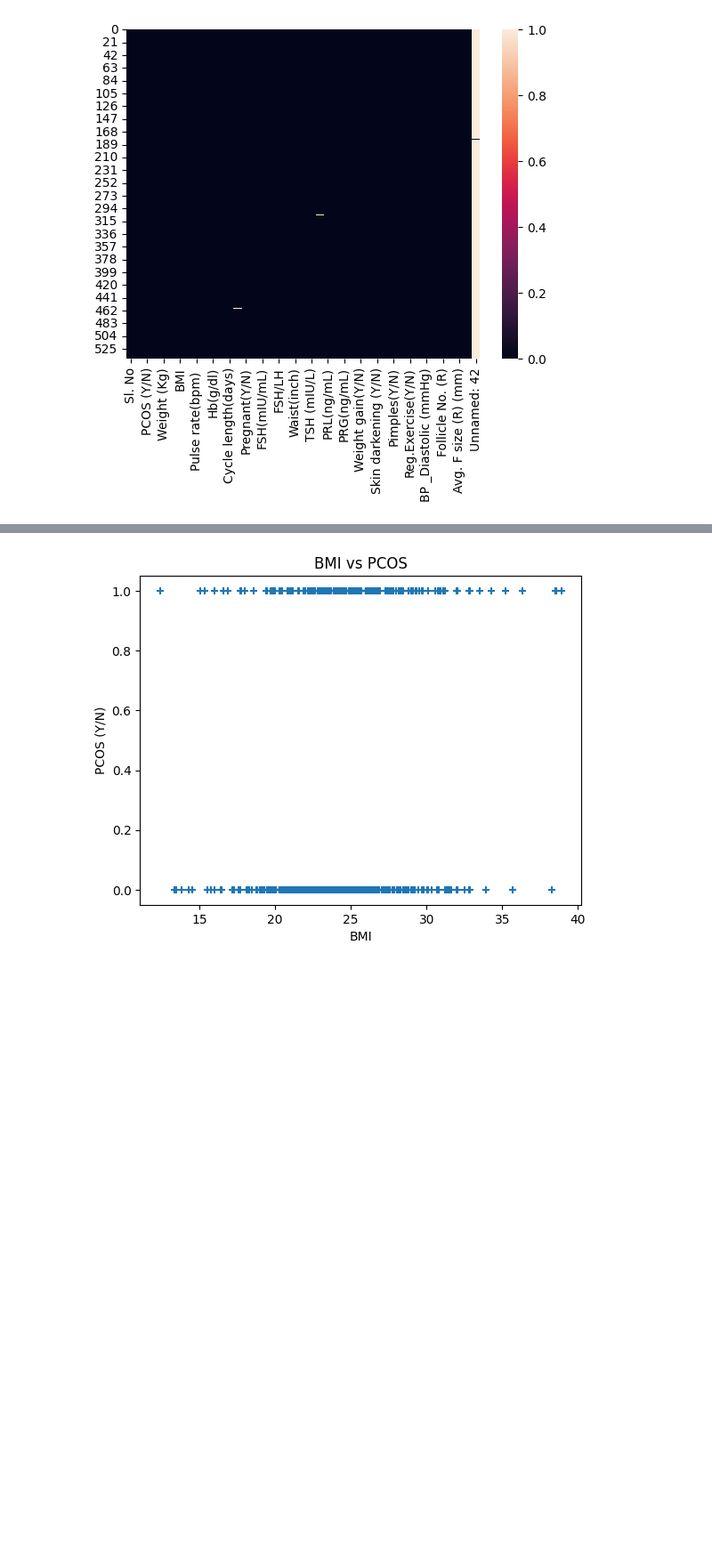
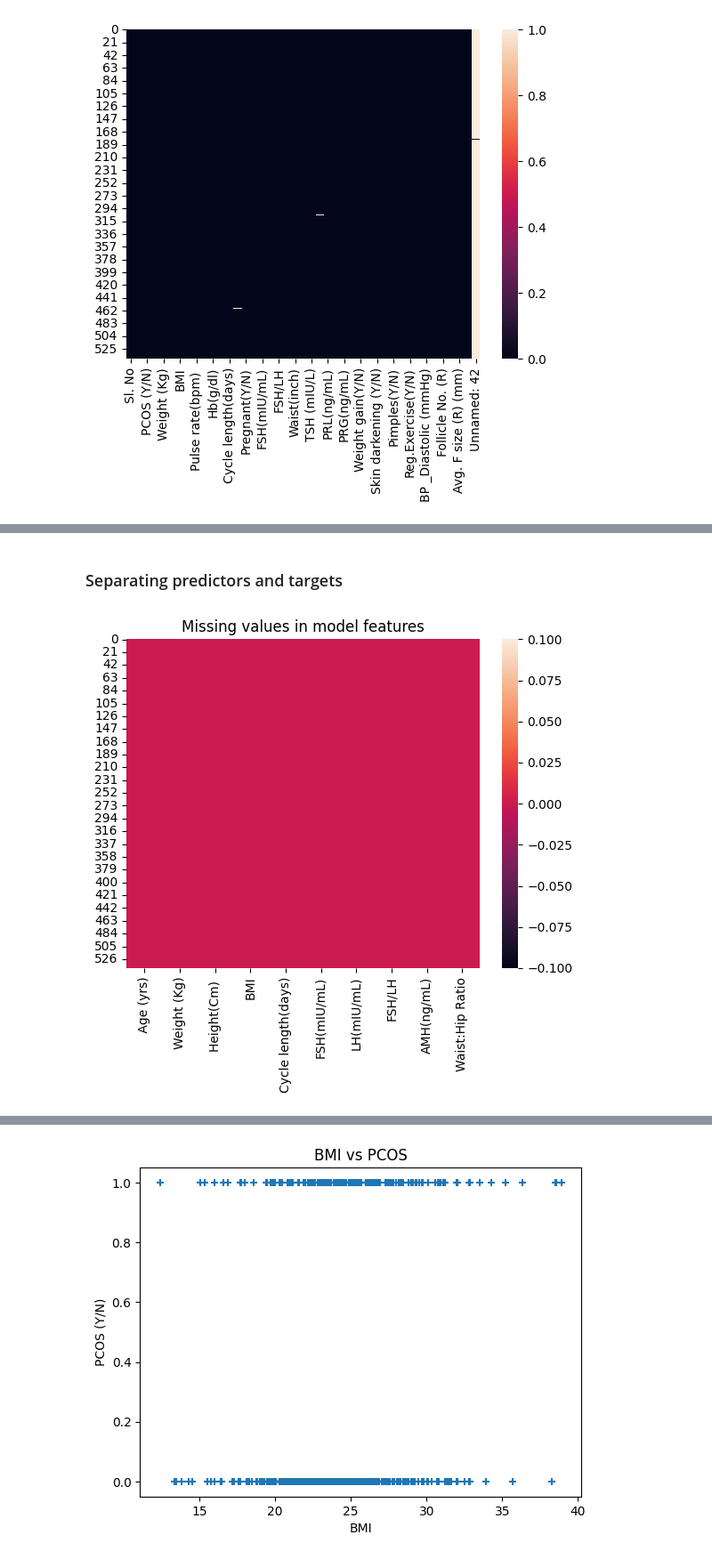
Before and after one commit to AleksandraZecevic/PCOS_diagnosis_ML, a Jupyter notebook: PCOS.ipynb, the cells around one changed output, grey strips where cells are left out. Shown at 89% size. Cells and saved outputs as stored; diff of their text form; code cells hidden in the pictures; blank space fills up the shorter version.

Commit message:
third commit - first version of Logistic Regression model is done

```diff
--- a/PCOS.ipynb
+++ b/PCOS.ipynb
@@ -66,3 +75,11 @@ y = pcos_data["PCOS (Y/N)"]
+# %% [markdown]
+### Separating predictors and targets
 # %%
 # By convention, this data (features) is called X.
 X = pcos_data[pcos_features]
+# %%
+sb.heatmap(X.isnull())
+plt.title("Missing values in model features")
+plt.show()
+# %% [output]
+[figure, added]
```
Also changed, not shown: parts of 17 cells of this notebook.
